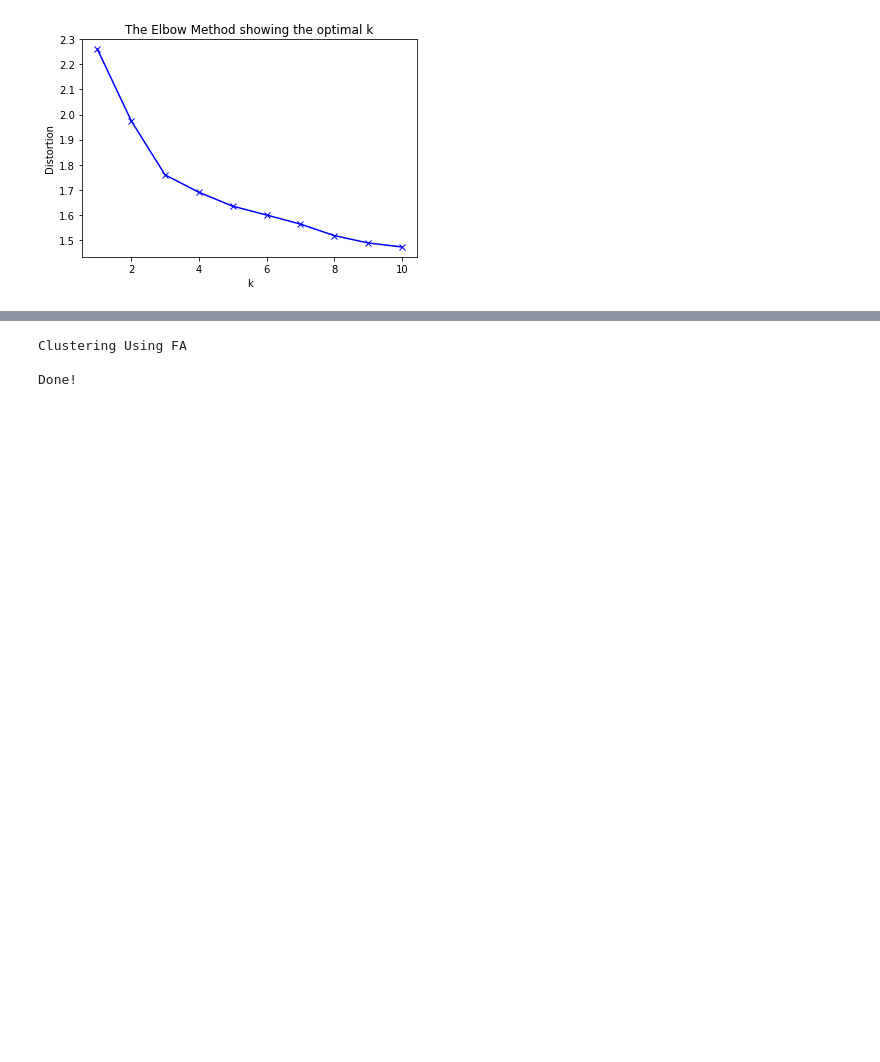
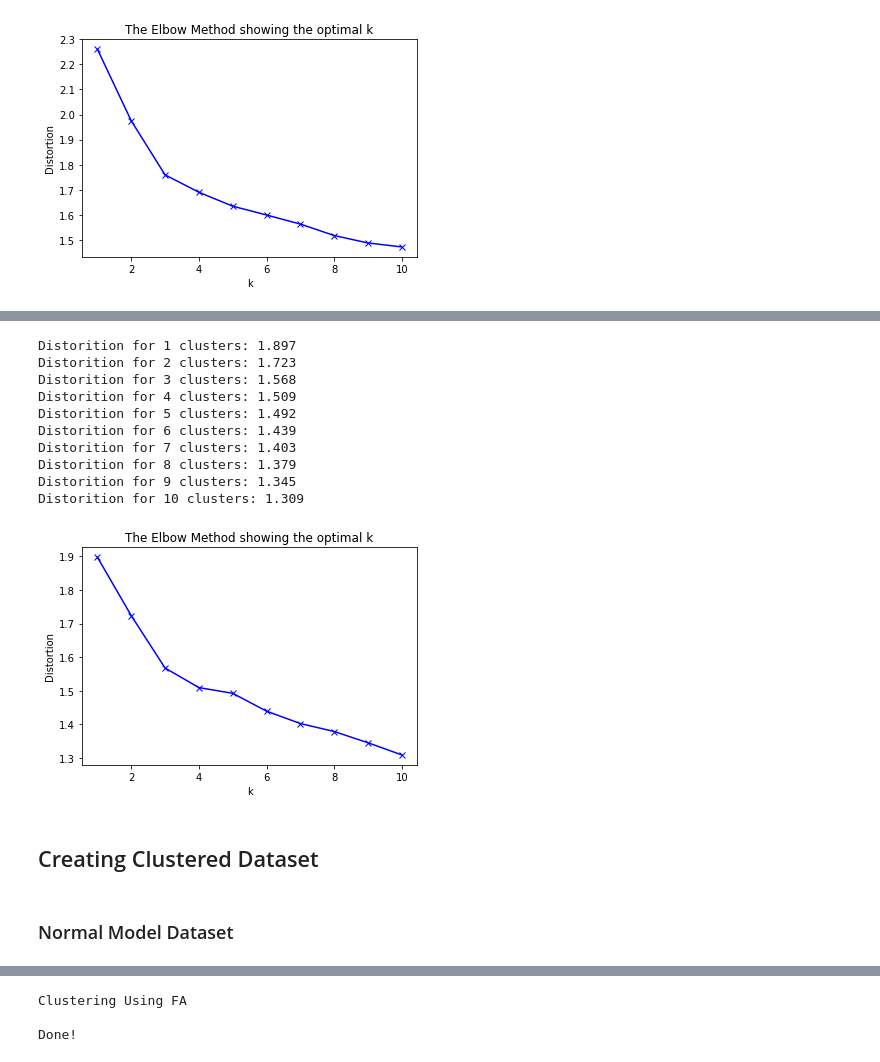
Before and after one commit to cpuguy96/f18-datascience-final, a Jupyter notebook: black_friday_modeling.ipynb, the cells around one changed output, grey strips where cells are left out. Cells and saved outputs as stored; diff of their text form; code cells hidden in the pictures; blank space fills up the shorter version.

```diff
--- a/black_friday_modeling.ipynb
+++ b/black_friday_modeling.ipynb
@@ -380,3 +376,23 @@ Distorition for 10 clusters: 5.279
+# %%
+### DON'T RUN UNLESS YOU WANT TO FIND OPTIMAL K FOR K MEANS ###
+### TAKES A LONG TIME TO RUN ###
+
+#PCA elbow method
+run_elbow_method(X_fa, fa_cols)
+# %% [output]
+Distorition for 1 clusters: 1.897
+Distorition for 2 clusters: 1.723
+Distorition for 3 clusters: 1.568
+Distorition for 4 clusters: 1.509
+Distorition for 5 clusters: 1.492
+Distorition for 6 clusters: 1.439
+Distorition for 7 clusters: 1.403
+Distorition for 8 clusters: 1.379
+Distorition for 9 clusters: 1.345
+Distorition for 10 clusters: 1.309
+[figure, added]
+# %% [markdown]
+## Creating Clustered Dataset
 # %%
 # Generates k-means cluster datasets
 # returns whole dataframe with clusters and cluster split dataframes
@@ -403,3 +457,5 @@ def create_cluster_modeldfs(X, y, demo_cols, n_clusters = 3, drop_demo = True):
+# %% [markdown]
+### Normal Model Dataset
 # %%
 try:
     print("Clustering\n")
```
Also changed, not shown: parts of 73 cells of this notebook, 22 other files.
